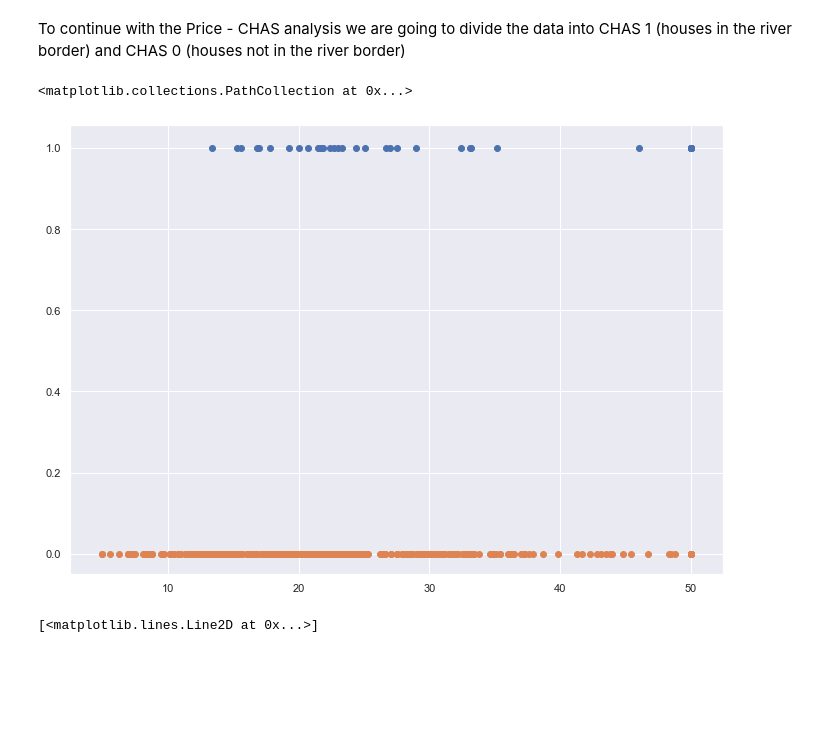
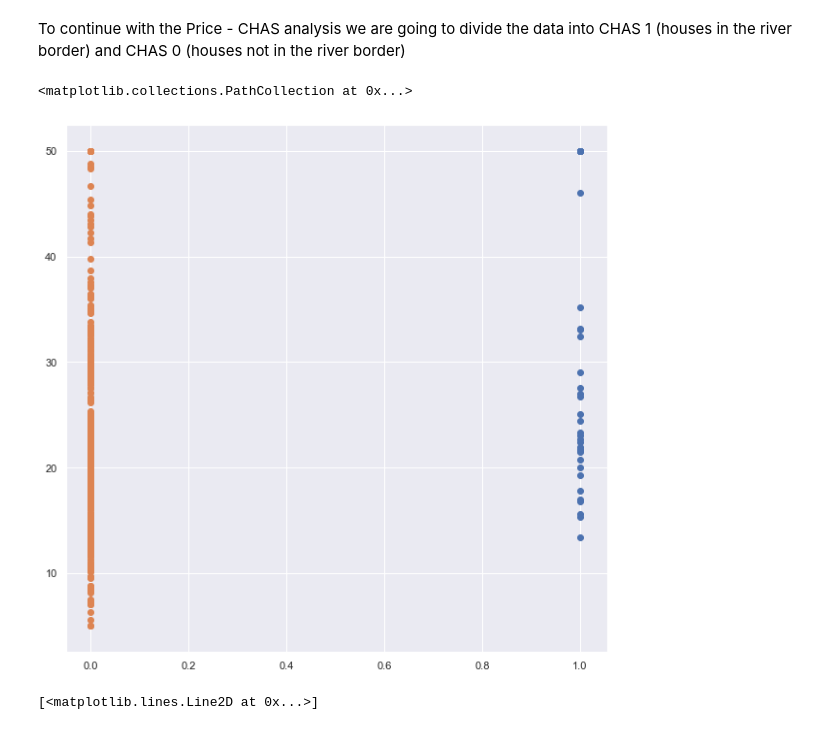
Before and after one commit to Nayade2lu/machine-learning, a Jupyter notebook: Project Machine Learning Lucia Saura Corella.ipynb, the cells around one changed output. Saved outputs shown, nothing was run; the diff lists cells and outputs as text; code cells hidden in the pictures; blank space fills up the shorter version.

Commit message:
distribution houses facing the river or not facing the river

```diff
--- a/Project Machine Learning Lucia Saura Corella.ipynb
+++ b/Project Machine Learning Lucia Saura Corella.ipynb
@@ -339,3 +342,13 @@ sns.distplot(boston['MEDV'], bins=30)
 plt.show()
 # %% [output]
 [figure]
+# %%
+#Getting the info of the houses that face the river
+RiverYES = bostondf[bostondf['CHAS']==1]['MEDV']
+
+
+# Using pyplot to plot the distribution of the houses facing the river
+
+sns.set(rc={'figure.figsize':(11.7,8.27)})
+sns.distplot(RiverYES, color="y", bins=30)
+plt.show()
@@ -341,0 +357,10 @@ plt.show()
+# %%
+#Getting the info of the houses that face the river
+RiverNO = bostondf[bostondf['CHAS']==0]['MEDV']
+
+
+# Using pyplot to plot the distribution of the houses facing the river
+
+sns.set(rc={'figure.figsize':(11.7,8.27)})
+sns.distplot(RiverNO, color="g", bins=30)
+plt.show()
@@ -368,27 +395,28 @@ To continue with the Price - CHAS analysis we are going to divide the data into
 # %%
 #Splitting the dataset between houses that face the river and those that don't
 
 #Getting the info of the houses that face the river
 RiverYES = bostondf[bostondf['CHAS']==1]
 #Getting the info of the houses that doesn't face the river
 RiverNO = bostondf[bostondf['CHAS']==0]
 
 a = bostondf[bostondf['CHAS']==1][['CHAS', 'MEDV', 'CRIM', 'INDUS', 'NOX', 'AGE', 'RAD', 'TAX', 'PTRATIO']]
 b = bostondf[bostondf ['CHAS']==1]['MEDV']
 h = bostondf[bostondf ['CHAS']==1]['CHAS']
 f = bostondf[bostondf['CHAS']==1][['CHAS', 'MEDV']]
 
 c = bostondf[bostondf['CHAS']==0][['CHAS', 'MEDV', 'CRIM', 'INDUS', 'NOX', 'AGE', 'RAD', 'TAX', 'PTRATIO']]
 d = bostondf[bostondf ['CHAS']==0]['MEDV']
 i = bostondf[bostondf ['CHAS']==0]['CHAS']
 g = bostondf[bostondf['CHAS']==0][['CHAS', 'MEDV']]
 
 #scatter plot with values divided: Houses in the River in blue , houses not in the river in orange
-plt.scatter(b,h)
-plt.scatter(d,i)
+plt.figure(figsize = (10,10))
+plt.scatter(h,b)
+plt.scatter(i,d)
 # %% [output]
 <matplotlib.collections.PathCollection at 0x...>
-[figure, old version]
+[figure, new version]
 # %%
 RiverYES = bostondf[bostondf['CHAS']==0]['MEDV']
 plt.plot(RiverYES)
```
Also changed, not shown: parts of 8 cells of this notebook.
